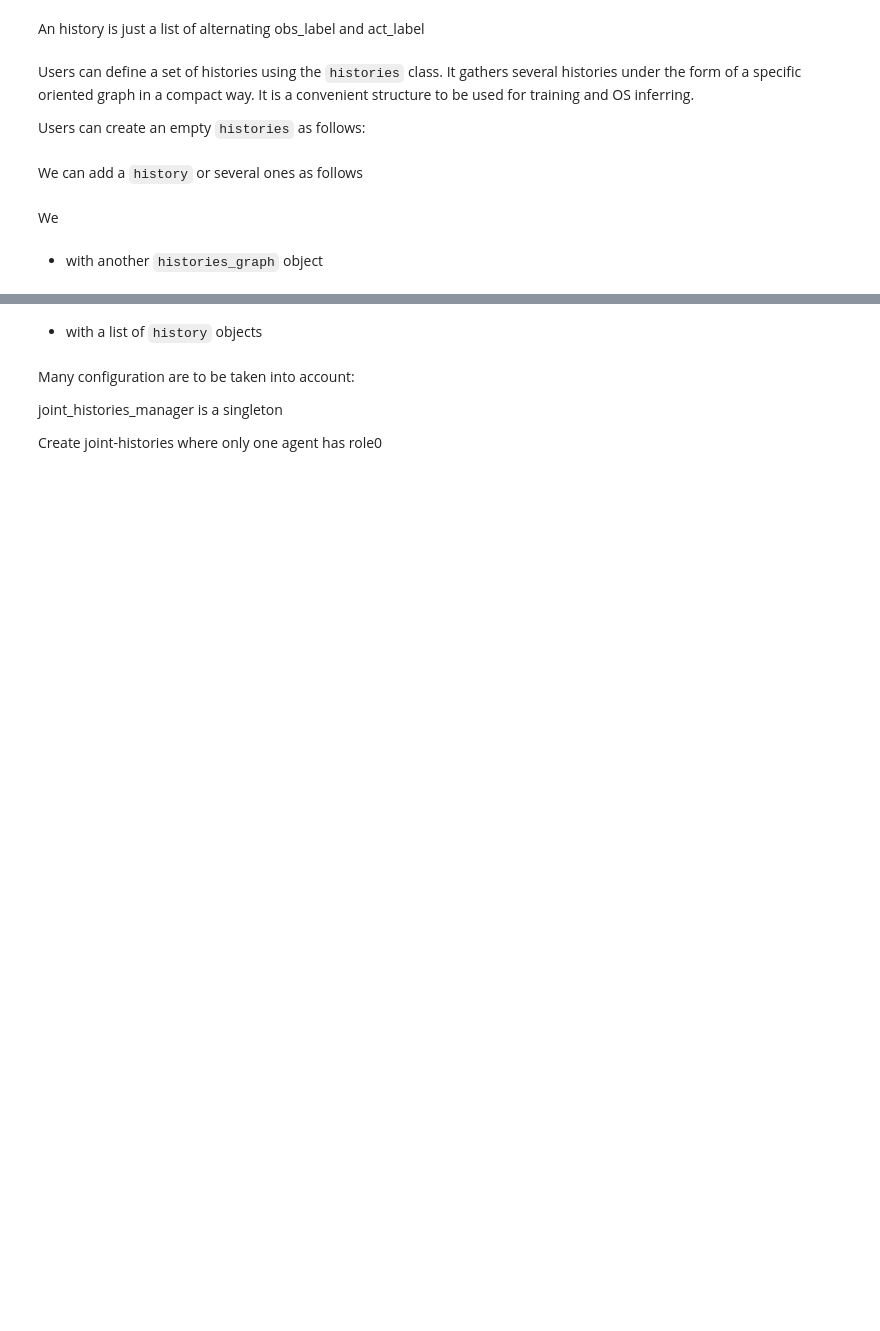
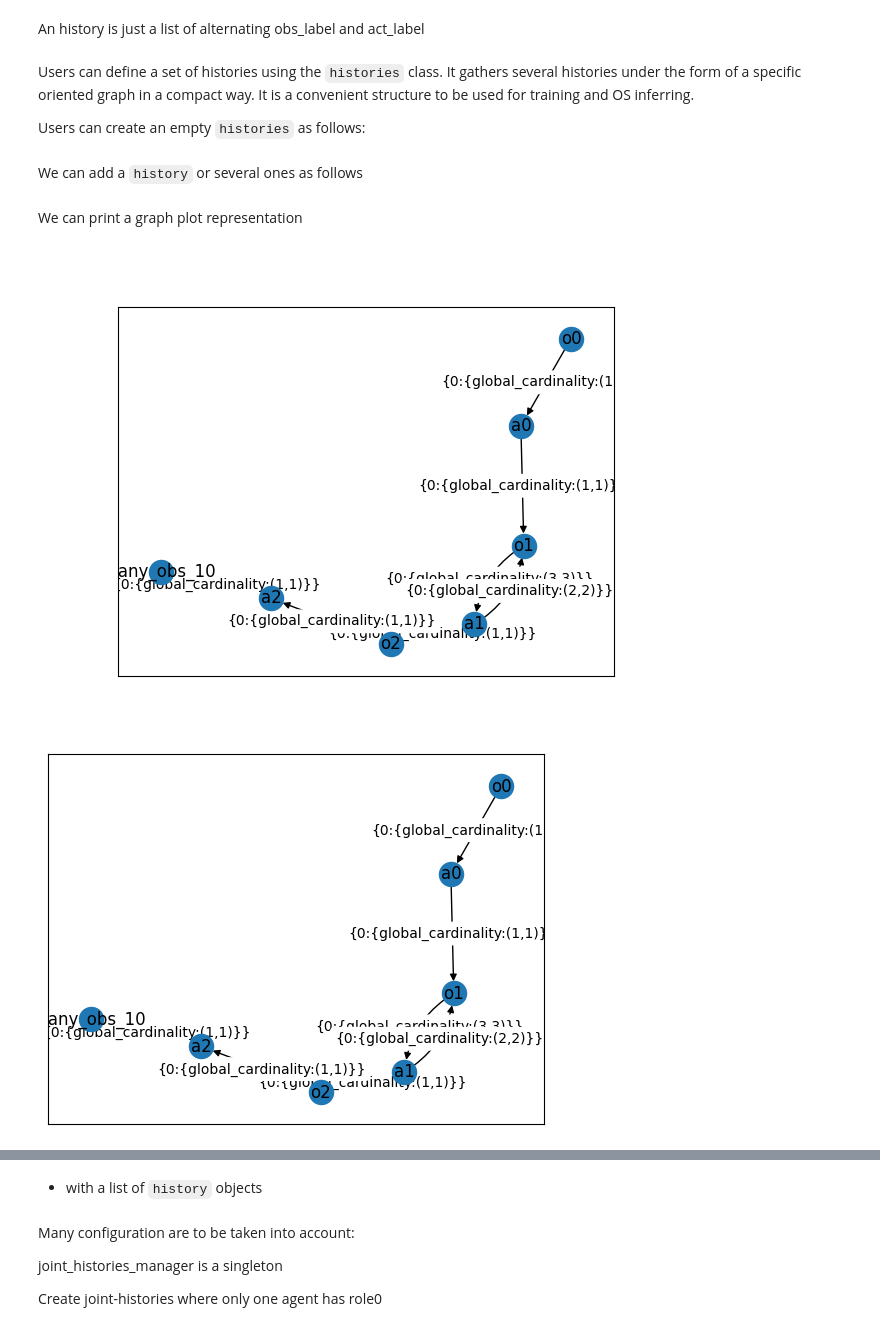
Before and after one commit to julien6/omarl_experiments, a Jupyter notebook: tutorial/pw_tutorial.ipynb, the cells around one changed output, grey strips where cells are left out. Cells and saved outputs as stored; diff of their text form; code cells hidden in the pictures; blank space fills up the shorter version.

```diff
--- a/tutorial/pw_tutorial.ipynb
+++ b/tutorial/pw_tutorial.ipynb
@@ -352,7 +384,18 @@ We can add a `history` or several ones as follows
 hg = histories()
 hg.add_history(["o0", "a0", "o1", "a1", "o1", "a1", "o1", "a1", "o2", "a2"])
 hg.add_histories([["o0", "a0", "o1"], ["o2", "a1", "o3"]])
-# %% [markdown]
-We
-# %% [markdown]
- - with another `histories_graph` object
+# %% [markdown]
+We can print a graph plot representation
+# %%
+hg1 = histories()
+hg1.add_history(["o0", "a0", "o1", "a1", "o1", "a1", "o1", "a1", "o2", "a2"])
+graph_plot_rgb = hg1.generate_graph_plot(render_rgba=True, transition_data=["global_cardinality"])
+
+# transition_data values are:
+#  - ordinal_crossing (used for exhaustive description)
+#  - global_cardinality, cardinalities, global_priority, priorities (used for pattern description)
+
+Image.fromarray(graph_plot_rgb)
+# %% [output]
+[figure, added]
+[figure, added]
```
Also changed, not shown: parts of 8 cells of this notebook, 2 other files.
